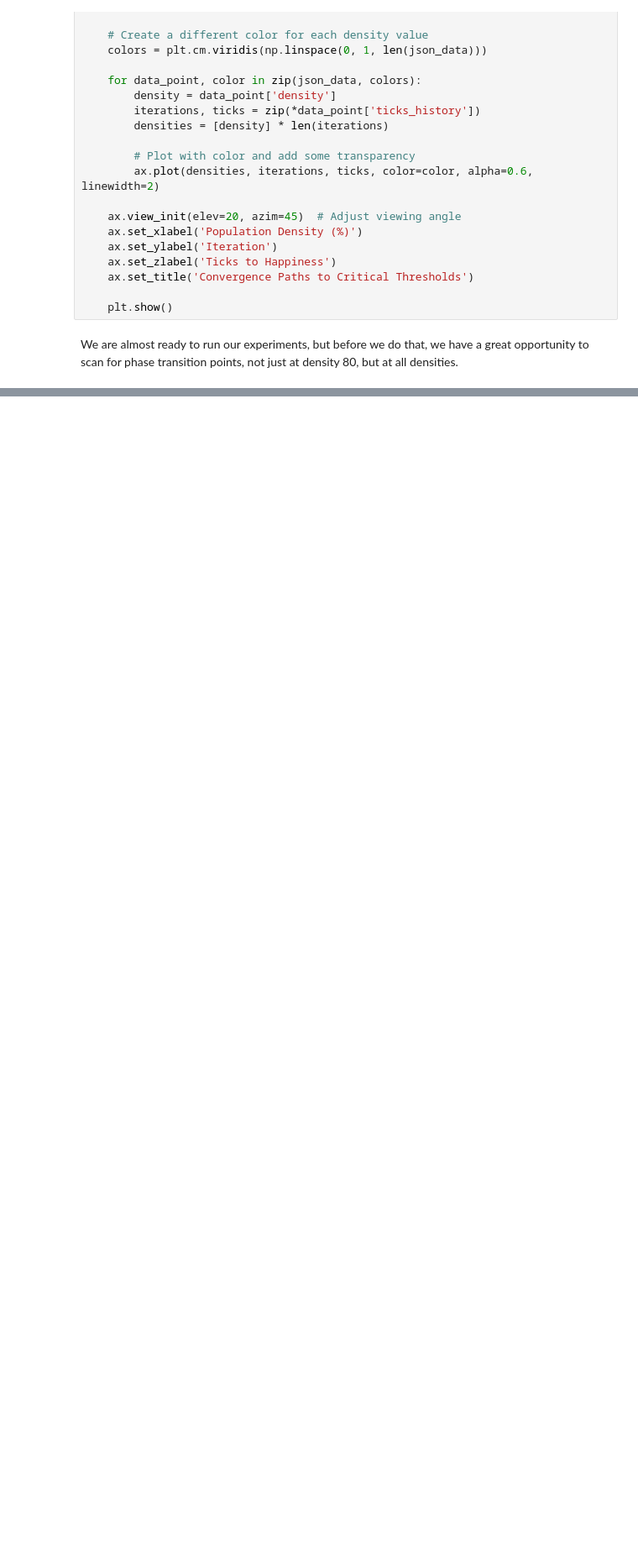
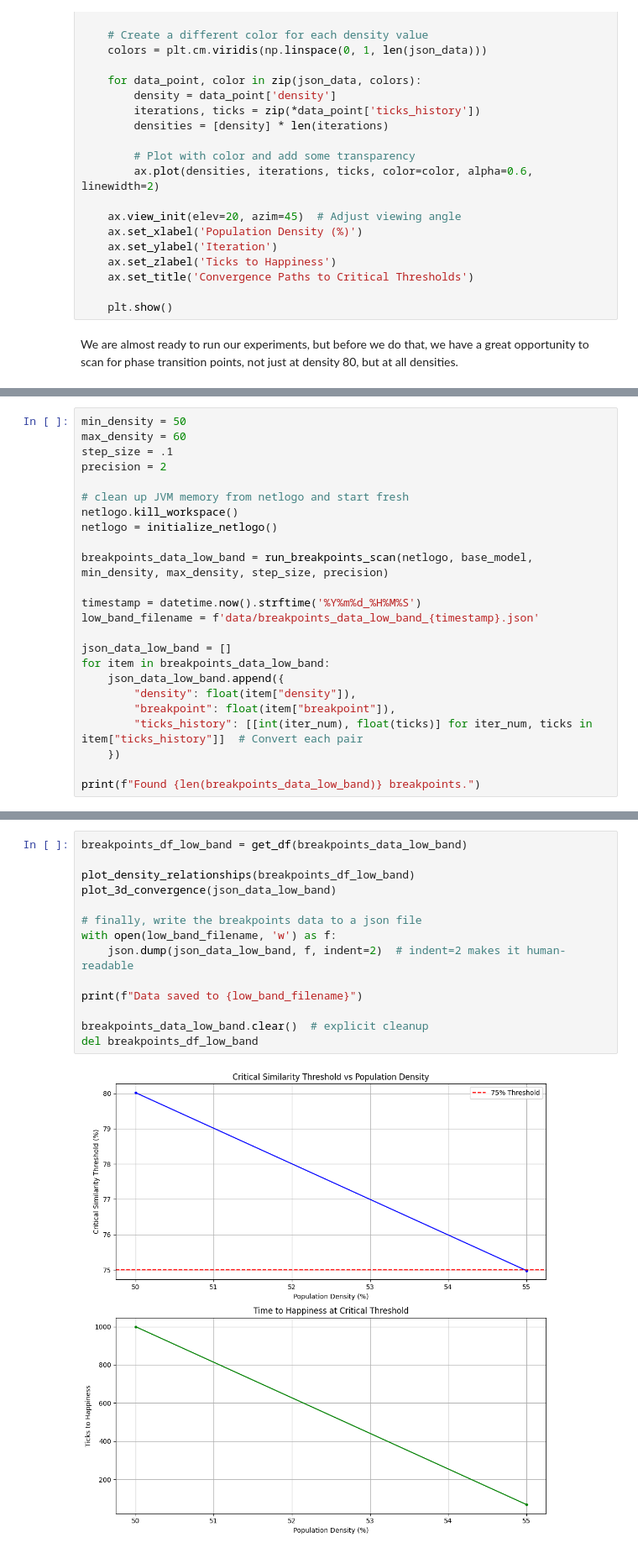
Before and after one commit to peterdresslar/cas-520, a Jupyter notebook: M2Model_Dresslar/M2Model_Dresslar.ipynb, the cells around one changed output, grey strips where cells are left out. Shown at 84% size. Saved outputs shown, nothing was run; the diff lists cells and outputs as text; blank space fills up the shorter version.

```diff
--- a/M2Model_Dresslar/M2Model_Dresslar.ipynb
+++ b/M2Model_Dresslar/M2Model_Dresslar.ipynb
@@ -339,0 +405,24 @@ We are almost ready to run our experiments, but before we do that, we have a gre
+# %%
+min_density = 50
+max_density = 60
+step_size = .1
+precision = 2
+
+# clean up JVM memory from netlogo and start fresh
+netlogo.kill_workspace()
+netlogo = initialize_netlogo()
+
+breakpoints_data_low_band = run_breakpoints_scan(netlogo, base_model, min_density, max_density, step_size, precision)
+
+timestamp = datetime.now().strftime('%Y%m%d_%H%M%S')
+low_band_filename = f'data/breakpoints_data_low_band_{timestamp}.json'
+
+json_data_low_band = []
+for item in breakpoints_data_low_band:
+    json_data_low_band.append({
+        "density": float(item["density"]),
+        "breakpoint": float(item["breakpoint"]),
+        "ticks_history": [[int(iter_num), float(ticks)] for iter_num, ticks in item["ticks_history"]]  # Convert each pair
+    })
+
+print(f"Found {len(breakpoints_data_low_band)} breakpoints.")
@@ -339,0 +447,16 @@ We are almost ready to run our experiments, but before we do that, we have a gre
+# %%
+breakpoints_df_low_band = get_df(breakpoints_data_low_band)
+
+plot_density_relationships(breakpoints_df_low_band)
+plot_3d_convergence(json_data_low_band)
+
+# finally, write the breakpoints data to a json file
+with open(low_band_filename, 'w') as f:
+    json.dump(json_data_low_band, f, indent=2)  # indent=2 makes it human-readable
+
+print(f"Data saved to {low_band_filename}")
+
+breakpoints_data_low_band.clear()  # explicit cleanup
+del breakpoints_df_low_band
+# %% [output]
+[figure, added]
```
Also changed, not shown: parts of 11 cells of this notebook.
